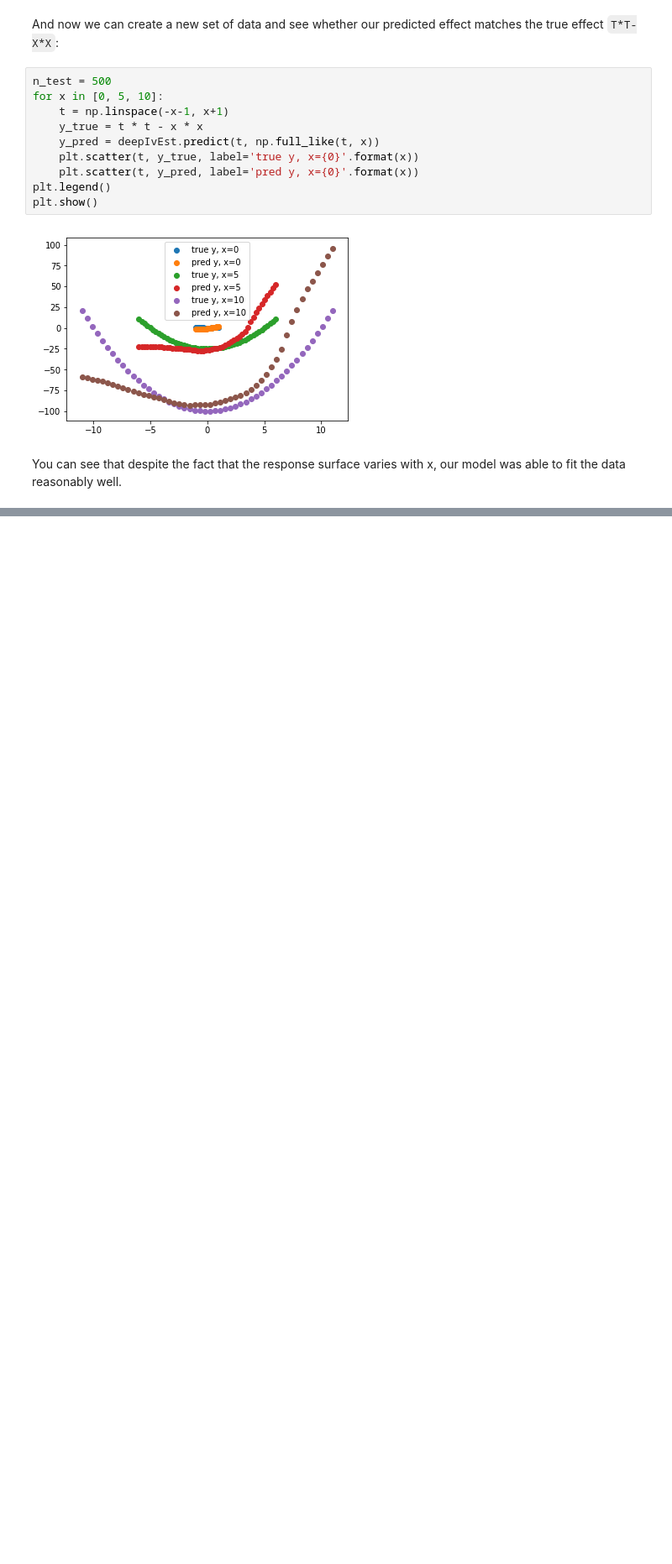
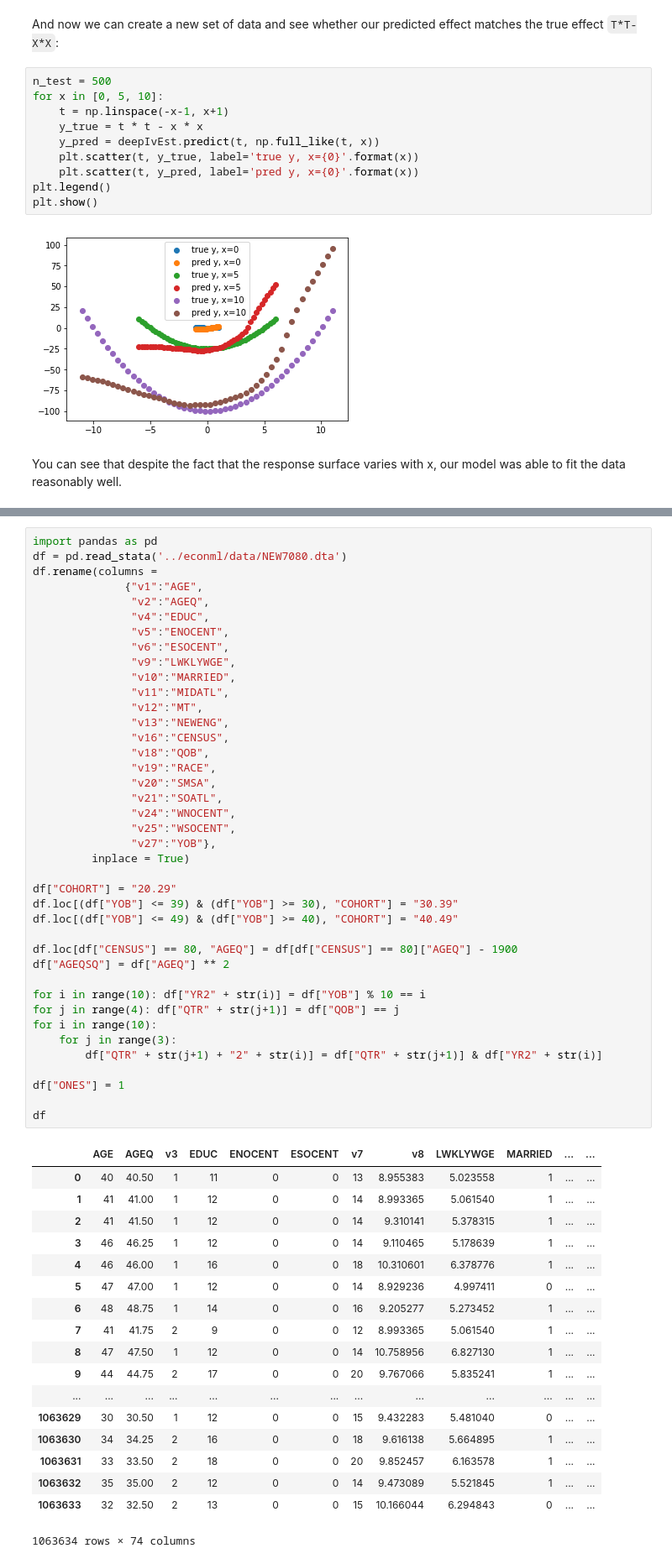
Before and after one commit to py-why/EconML, a Jupyter notebook: notebooks/Deep IV Examples.ipynb, the cells around one changed output, grey strips where cells are left out. Shown at 84% size. Drawn from its saved outputs; the diff is of its cells as text; blank space fills up the shorter version.

```diff
--- a/notebooks/Deep IV Examples.ipynb
+++ b/notebooks/Deep IV Examples.ipynb
@@ -165,0 +148,59 @@ You can see that despite the fact that the response surface varies with x, our m
+# %%
+import pandas as pd
+df = pd.read_stata('../econml/data/NEW7080.dta')
+df.rename(columns =
+              {"v1":"AGE",
+               "v2":"AGEQ",
+               "v4":"EDUC",
+               "v5":"ENOCENT",
+               "v6":"ESOCENT",
+               "v9":"LWKLYWGE",
+               "v10":"MARRIED",
+               "v11":"MIDATL",
+               "v12":"MT",
+               "v13":"NEWENG",
+               "v16":"CENSUS",
+               "v18":"QOB",
+               "v19":"RACE",
+               "v20":"SMSA",
+               "v21":"SOATL",
+               "v24":"WNOCENT",
+               "v25":"WSOCENT",
+               "v27":"YOB"},
+         inplace = True)
+
+df["COHORT"] = "20.29"
+df.loc[(df["YOB"] <= 39) & (df["YOB"] >= 30), "COHORT"] = "30.39"
+df.loc[(df["YOB"] <= 49) & (df["YOB"] >= 40), "COHORT"] = "40.49"
+
+df.loc[df["CENSUS"] == 80, "AGEQ"] = df[df["CENSUS"] == 80]["AGEQ"] - 1900
+df["AGEQSQ"] = df["AGEQ"] ** 2
+
+for i in range(10): df["YR2" + str(i)] = df["YOB"] % 10 == i
+for j in range(4): df["QTR" + str(j+1)] = df["QOB"] == j
+for i in range(10):
+    for j in range(3):
+        df["QTR" + str(j+1) + "2" + str(i)] = df["QTR" + str(j+1)] & df["YR2" + str(i)]
+
+df["ONES"] = 1
+
+df
+# %% [output]
+|  | AGE | AGEQ | v3 | EDUC | ENOCENT | ESOCENT | v7 | v8 | LWKLYWGE | MARRIED | ... | ... |
+| 0 | 40 | 40.50 | 1 | 11 | 0 | 0 | 13 | 8.955383 | 5.023558 | 1 | ... | ... |
+| 1 | 41 | 41.00 | 1 | 12 | 0 | 0 | 14 | 8.993365 | 5.061540 | 1 | ... | ... |
+| 2 | 41 | 41.50 | 1 | 12 | 0 | 0 | 14 | 9.310141 | 5.378315 | 1 | ... | ... |
+| 3 | 46 | 46.25 | 1 | 12 | 0 | 0 | 14 | 9.110465 | 5.178639 | 1 | ... | ... |
+| 4 | 46 | 46.00 | 1 | 16 | 0 | 0 | 18 | 10.310601 | 6.378776 | 1 | ... | ... |
+| 5 | 47 | 47.00 | 1 | 12 | 0 | 0 | 14 | 8.929236 | 4.997411 | 0 | ... | ... |
+| 6 | 48 | 48.75 | 1 | 14 | 0 | 0 | 16 | 9.205277 | 5.273452 | 1 | ... | ... |
+| 7 | 41 | 41.75 | 2 | 9 | 0 | 0 | 12 | 8.993365 | 5.061540 | 1 | ... | ... |
+| 8 | 47 | 47.50 | 1 | 12 | 0 | 0 | 14 | 10.758956 | 6.827130 | 1 | ... | ... |
+| 9 | 44 | 44.75 | 2 | 17 | 0 | 0 | 20 | 9.767066 | 5.835241 | 1 | ... | ... |
+| ... | ... | ... | ... | ... | ... | ... | ... | ... | ... | ... | ... | ... |
+| 1063629 | 30 | 30.50 | 1 | 12 | 0 | 0 | 15 | 9.432283 | 5.481040 | 0 | ... | ... |
+| 1063630 | 34 | 34.25 | 2 | 16 | 0 | 0 | 18 | 9.616138 | 5.664895 | 1 | ... | ... |
+| 1063631 | 33 | 33.50 | 2 | 18 | 0 | 0 | 20 | 9.852457 | 6.163578 | 1 | ... | ... |
+| 1063632 | 35 | 35.00 | 2 | 12 | 0 | 0 | 14 | 9.473089 | 5.521845 | 1 | ... | ... |
+| 1063633 | 32 | 32.50 | 2 | 13 | 0 | 0 | 15 | 10.166044 | 6.294843 | 0 | ... | ... |
+1063634 rows × 74 columns
```
Also changed, not shown: parts of 11 cells of this notebook, 1 other file.
